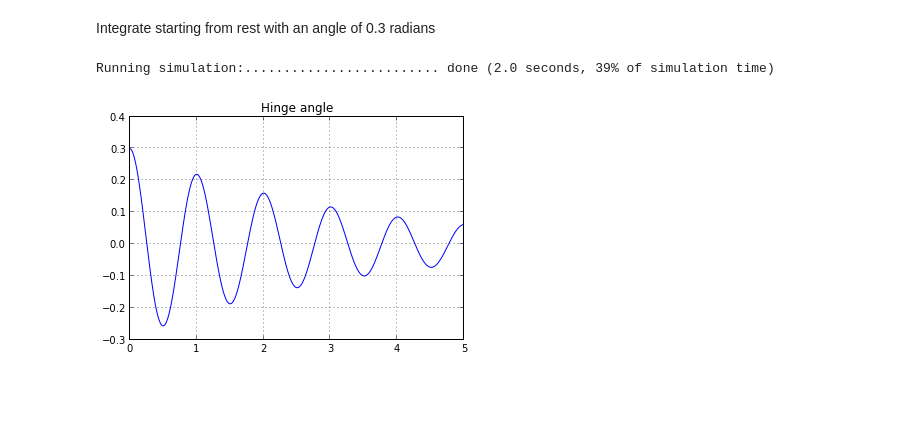
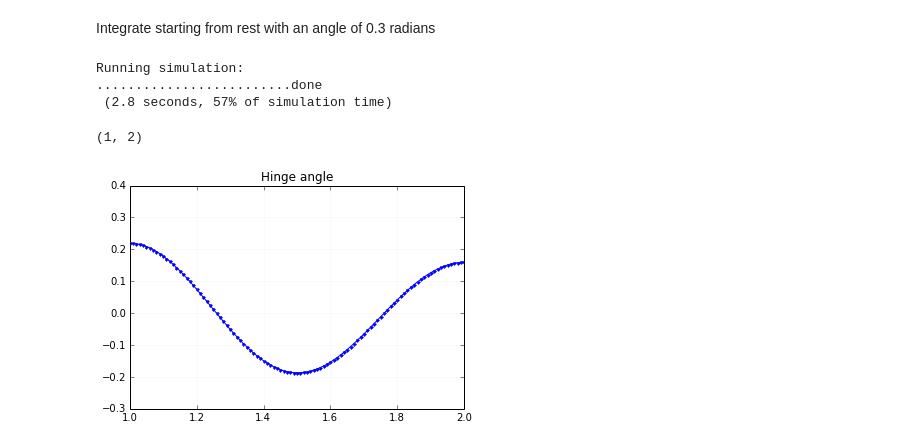
Before and after one commit to ricklupton/mbwind, a Jupyter notebook: examples/Simple torsional model.ipynb, the cells around one changed output. Cells and saved outputs as stored; diff of their text form; code cells hidden in the pictures; blank space fills up the shorter version.

```diff
--- a/examples/Simple torsional model.ipynb
+++ b/examples/Simple torsional model.ipynb
@@ -3,13 +3,12 @@ A simple example of a point mass on a torsional spring.
 # %%
-%pylab inline
+%matplotlib inline
+
 from __future__ import division
 import numpy as np
 np.set_printoptions(linewidth=150)
 
-import mbwind.dynamics
-from mbwind.dynamics import (System, RigidBody, Hinge, RigidConnection, Integrator)
-
-mbwind.dynamics.OPT_GRAVITY = False
+import mbwind
+from mbwind import (System, RigidBody, Hinge, RigidConnection, Integrator)
 
 # Parameters
 mass = 10.0
@@ -28,6 +27,8 @@ hinge.damping = c
 link = RigidConnection('link', [length, 0, 0])
 body = RigidBody('body', mass)
 
+system = System()
+system.add_leaf(hinge)
 hinge.add_leaf(link)
 link.add_leaf(body)
-system = System(hinge)
+system.setup()
@@ -60,15 +58,18 @@ System:
 # %% [markdown]
 Integrate starting from rest with an angle of 0.3 radians
 # %%
-integ = Integrator(system, ('pos','vel','acc'))
+integ = Integrator(system, ('pos','vel','acc'), method='dopri5')
 system.q[hinge.istrain][0] = 0.3
 t,y = integ.integrate(5, 0.01)
 # %% [output]
-Running simulation:......................... done (2.0 seconds, 39% of simulation time)
+Running simulation:
+.........................done
+ (2.8 seconds, 57% of simulation time)
 # %%
 fig, ax = plt.subplots()
-ax.plot(t, np.unwrap(y[0][:,0]))
+ax.plot(t, np.unwrap(y[0][:,0]), '.-')
 ax.grid()
-ax.set_title('Hinge angle');
+ax.set_title('Hinge angle'); xlim(1, 2) #; ylim(0.15, 0.25)
 # %% [output]
+(1, 2)
-[figure, old version]
+[figure, new version]
```
Also changed, not shown: parts of 4 cells of this notebook, 5 other files.
